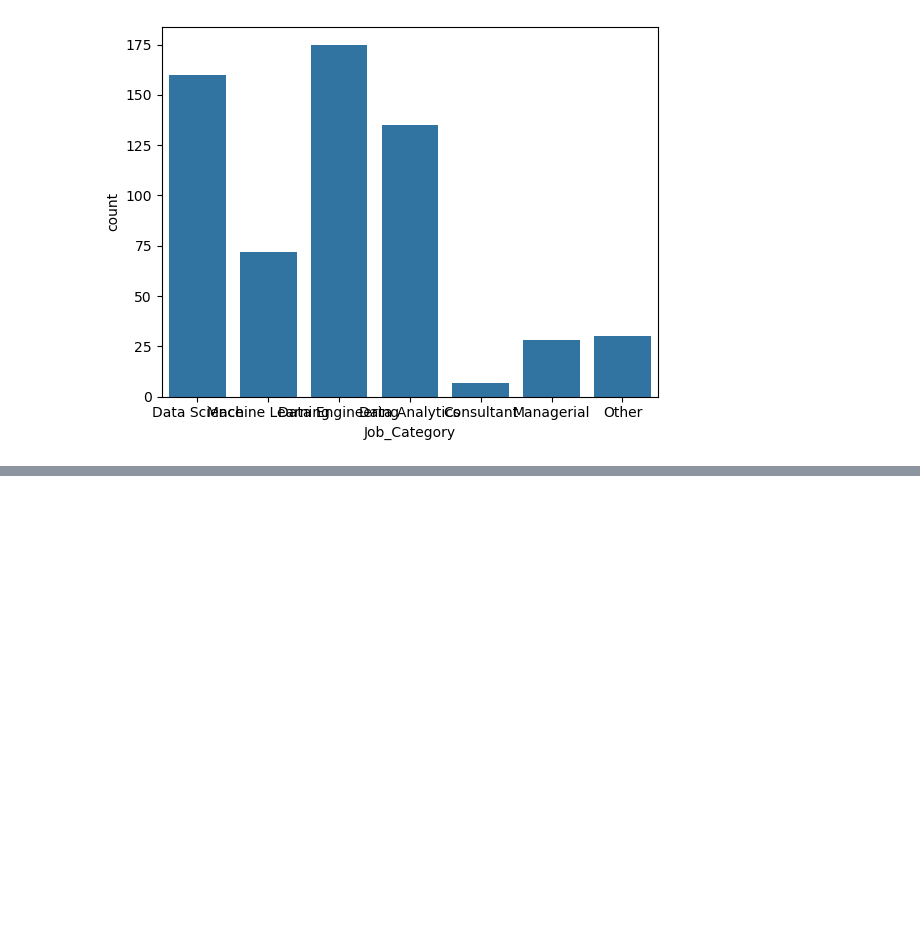
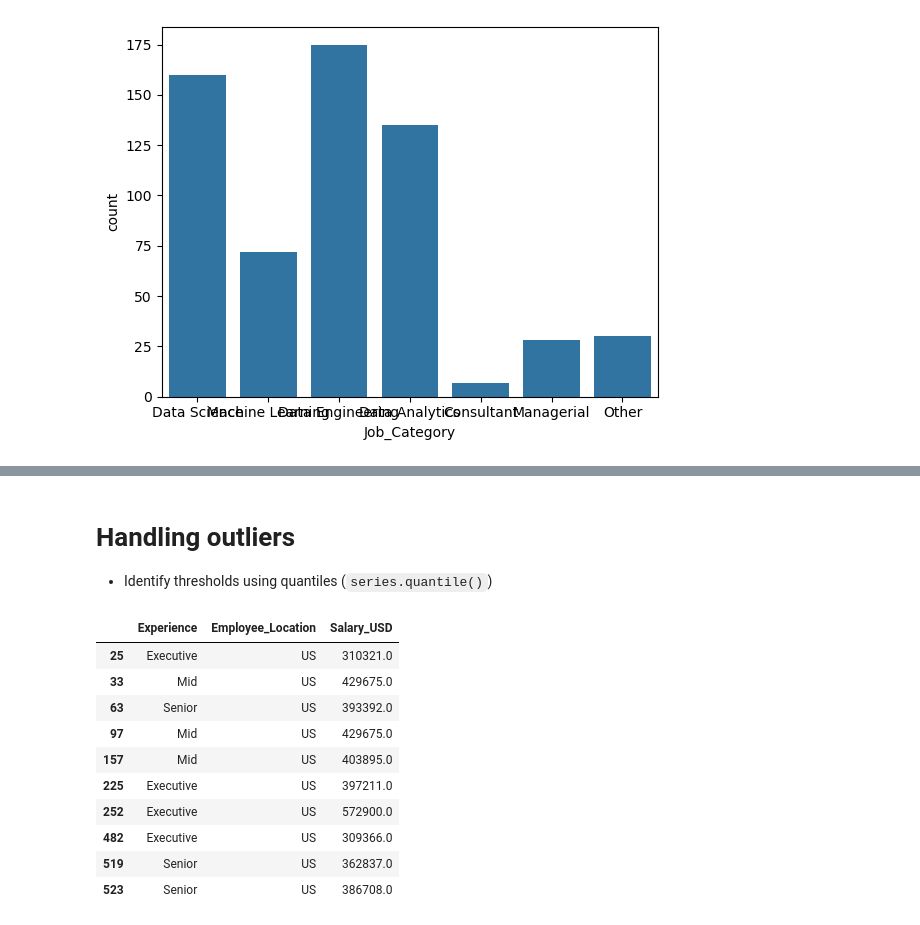
Before and after one commit to LucasFinney/data-portfolio, a Jupyter notebook: Exploratory Data Analysis in Python/Data Cleaning and Imputation.ipynb, the cells around one changed output, grey strips where cells are left out. Drawn from its saved outputs; the diff is of its cells as text; code cells hidden in the pictures; blank space fills up the shorter version.

```diff
--- a/Exploratory Data Analysis in Python/Data Cleaning and Imputation.ipynb
+++ b/Exploratory Data Analysis in Python/Data Cleaning and Imputation.ipynb
@@ -207,0 +261,34 @@ plt.show()
+# %% [markdown]
+# Handling outliers
+- Identify thresholds using quantiles (`series.quantile()`)
+# %%
+def outlier_thresholds(series):
+    """ Returns a tuple with lower outlier threshold and upper outlier threshold """
+    Q1 = series.quantile(0.25)
+    Q3 = series.quantile(0.75)
+    iqr = Q3-Q1
+    lower = Q1-1.5*iqr
+    upper = Q3+1.5*iqr
+    return (lower, upper)
+
+def outliers(series):
+    """ Returns a tuple of lists, first is low outliers, second is high outliers """
+    lower, upper = outlier_thresholds(series)
+    filt_low = series < lower
+    filt_high = series > upper
+    return (series[filt_low], series[filt_high])
+
+low, high = outlier_thresholds(salaries["Salary_USD"])
+salaries[(salaries["Salary_USD"]<low)|(salaries["Salary_USD"]>high)][["Experience","Employee_Location","Salary_USD"]]
+# %% [output]
+|  | Experience | Employee_Location | Salary_USD |
+| 25 | Executive | US | 310321.0 |
+| 33 | Mid | US | 429675.0 |
+| 63 | Senior | US | 393392.0 |
+| 97 | Mid | US | 429675.0 |
+| 157 | Mid | US | 403895.0 |
+| 225 | Executive | US | 397211.0 |
+| 252 | Executive | US | 572900.0 |
+| 482 | Executive | US | 309366.0 |
+| 519 | Senior | US | 362837.0 |
+| 523 | Senior | US | 386708.0 |
```
Also changed, not shown: parts of 7 cells of this notebook.
